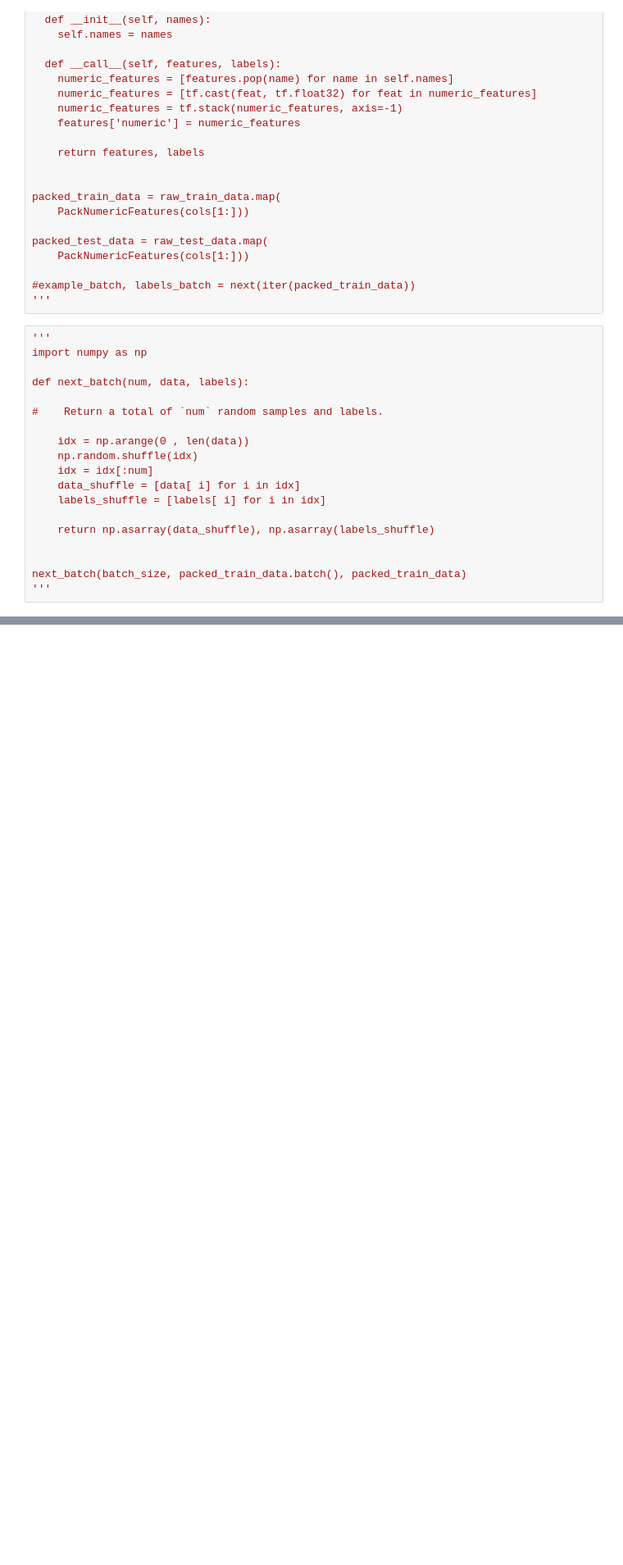
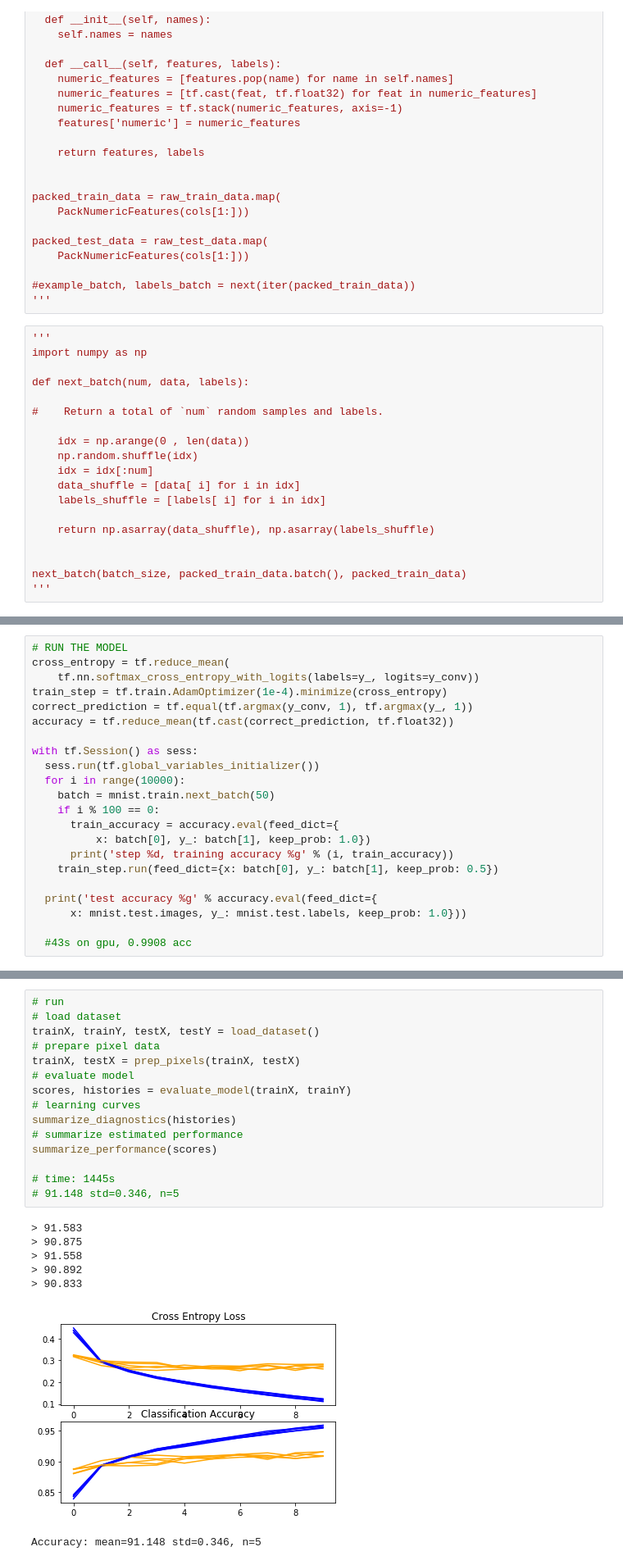
Before and after one commit to vksyr/IST718, a Jupyter notebook: HW3.ipynb, the cells around one changed output, grey strips where cells are left out. Shown at 82% size. Cells and saved outputs as stored; diff of their text form; blank space fills up the shorter version.

```diff
--- a/HW3.ipynb
+++ b/HW3.ipynb
@@ -231,0 +312,22 @@ Test accuracy: 89.83 %
+# %%
+# RUN THE MODEL
+cross_entropy = tf.reduce_mean(
+    tf.nn.softmax_cross_entropy_with_logits(labels=y_, logits=y_conv))
+train_step = tf.train.AdamOptimizer(1e-4).minimize(cross_entropy)
+correct_prediction = tf.equal(tf.argmax(y_conv, 1), tf.argmax(y_, 1))
+accuracy = tf.reduce_mean(tf.cast(correct_prediction, tf.float32))
+
+with tf.Session() as sess:
+  sess.run(tf.global_variables_initializer())
+  for i in range(10000):
+    batch = mnist.train.next_batch(50)
+    if i % 100 == 0:
+      train_accuracy = accuracy.eval(feed_dict={
+          x: batch[0], y_: batch[1], keep_prob: 1.0})
+      print('step %d, training accuracy %g' % (i, train_accuracy))
+    train_step.run(feed_dict={x: batch[0], y_: batch[1], keep_prob: 0.5})
+
+  print('test accuracy %g' % accuracy.eval(feed_dict={
+      x: mnist.test.images, y_: mnist.test.labels, keep_prob: 1.0}))
+
+  #43s on gpu, 0.9908 acc
@@ -231,0 +433,23 @@ Test accuracy: 89.83 %
+# %%
+# run
+# load dataset
+trainX, trainY, testX, testY = load_dataset()
+# prepare pixel data
+trainX, testX = prep_pixels(trainX, testX)
+# evaluate model
+scores, histories = evaluate_model(trainX, trainY)
+# learning curves
+summarize_diagnostics(histories)
+# summarize estimated performance
+summarize_performance(scores)
+
+# time: 1445s
+# 91.148 std=0.346, n=5
+# %% [output]
+> 91.583
+> 90.875
+> 91.558
+> 90.892
+> 90.833
+[figure, added]
+Accuracy: mean=91.148 std=0.346, n=5
```
Also changed, not shown: parts of 15 cells of this notebook.
